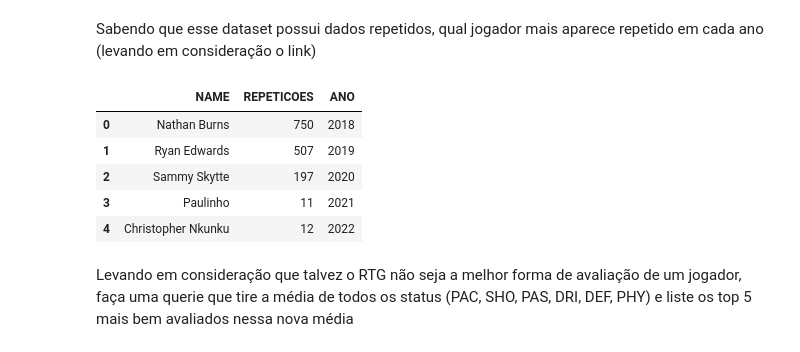
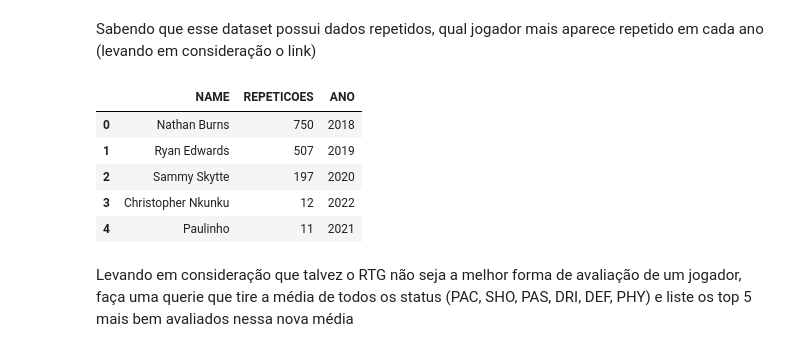
Before and after one commit to uiLLer/FIFAquerying, a Jupyter notebook: main.ipynb, the cells around one changed output. Saved outputs shown, nothing was run; the diff lists cells and outputs as text; code cells hidden in the pictures.

```diff
--- a/main.ipynb
+++ b/main.ipynb
@@ -368,24 +368,24 @@ Sabendo que esse dataset possui dados repetidos, qual jogador mais aparece repet
 # %%
 templateQueryRepetidos = """
 SELECT * FROM (SELECT NAME,
 COUNT(LINK) AS REPETICOES,
 2018 as ANO
 FROM FIFA.PLAYERS_18
 GROUP BY NAME
 ORDER BY REPETICOES DESC
 FETCH NEXT 1 ROWS ONLY
 )
 """
 unionALL = " UNION ALL "
 concatRepetidos = [templateQueryRepetidos, unionALL, templateQueryRepetidos.replace('18', '19'), unionALL, templateQueryRepetidos.replace('18', '20'), unionALL, templateQueryRepetidos.replace('18', '21'), unionALL, templateQueryRepetidos.replace('18', '22')]
-queryRepetidos = "Select * from (" + "".join(concatRepetidos) + ")"
+queryRepetidos = "Select * from (" + "".join(concatRepetidos) + ") ORDER BY REPETICOES DESC"
 executeQuery(queryRepetidos)
 # %% [output]
 |  | NAME | REPETICOES | ANO |
 | 0 | Nathan Burns | 750 | 2018 |
 | 1 | Ryan Edwards | 507 | 2019 |
 | 2 | Sammy Skytte | 197 | 2020 |
-| 3 | Paulinho | 11 | 2021 |
-| 4 | Christopher Nkunku | 12 | 2022 |
+| 3 | Christopher Nkunku | 12 | 2022 |
+| 4 | Paulinho | 11 | 2021 |
 # %% [markdown]
 Levando em consideração que talvez o RTG não seja a melhor forma de avaliação de um jogador, faça uma querie que tire a média de todos os status (PAC, SHO, PAS, DRI, DEF, PHY) e liste os top 5 mais bem avaliados nessa nova média
```
Also changed, not shown: parts of 2 cells of this notebook.
